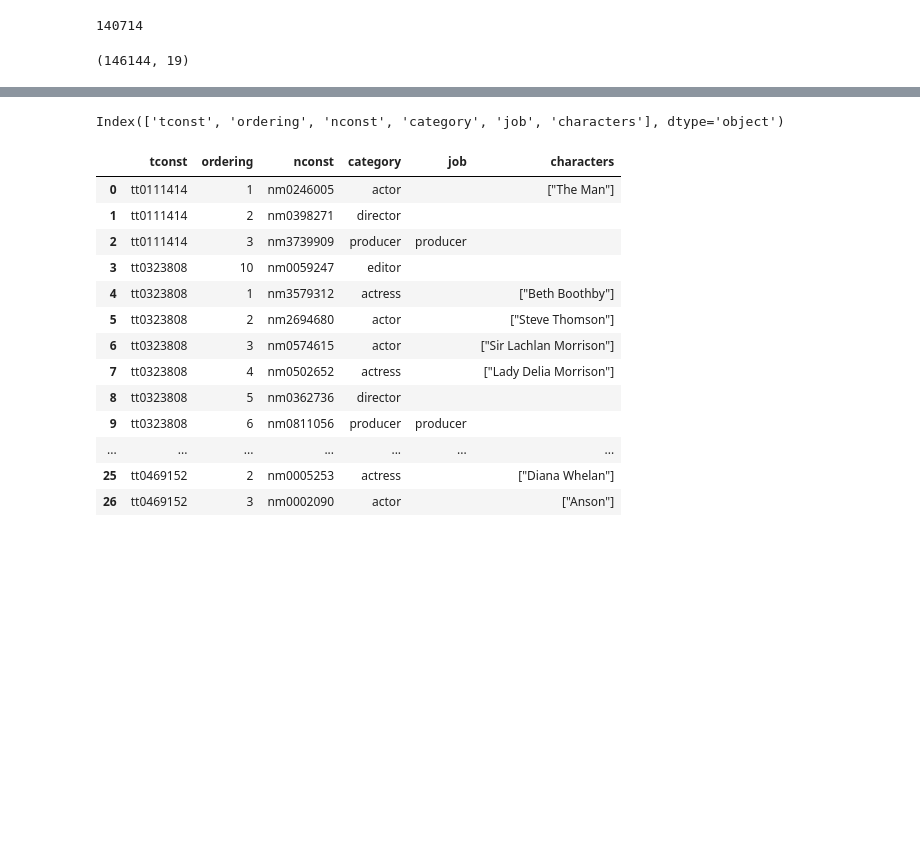
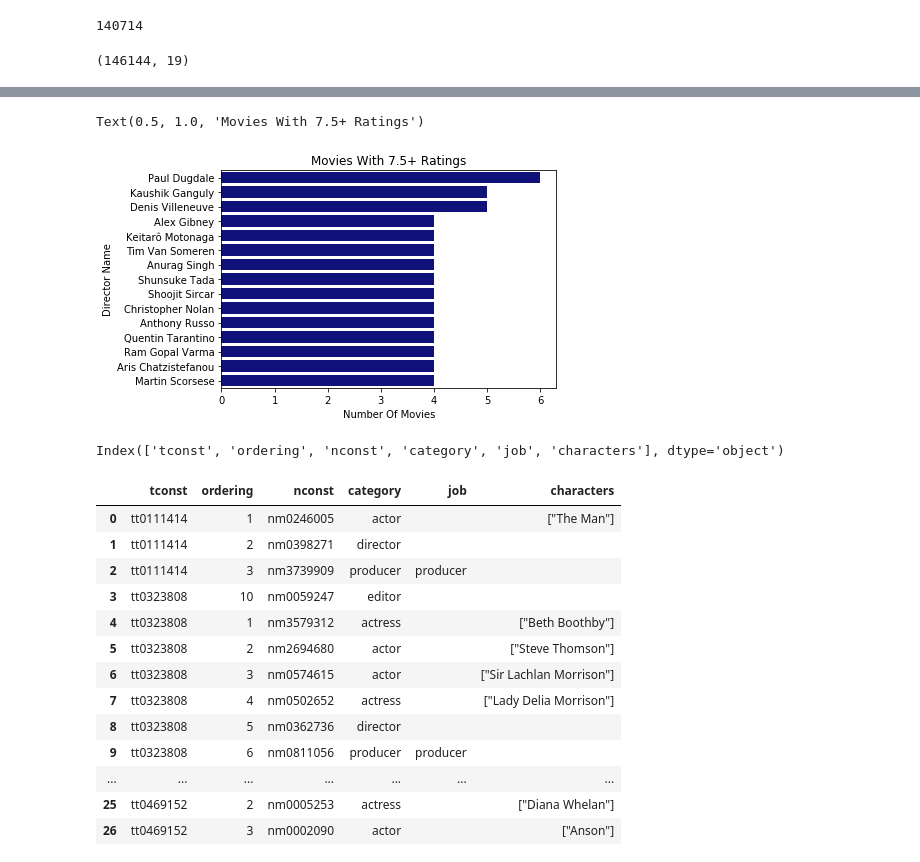
Before and after one commit to pvtsai/CXPT, a Jupyter notebook: imdb_directors_ratings_Cong.ipynb, the cells around one changed output, grey strips where cells are left out. Cells and saved outputs as stored; diff of their text form; code cells hidden in the pictures; blank space fills up the shorter version.

Commit message:
Movie Project 20-Jun EOD Commit

```diff
--- a/imdb_directors_ratings_Cong.ipynb
+++ b/imdb_directors_ratings_Cong.ipynb
@@ -157,0 +127,4 @@ imdb = imdb.join(imdb_ratings.set_index('tconst'),
+# %%
+chart1data3 = data2.groupby('dir1_name').count().sort_values(by='tconst',ascending = False)
+# %%
+chart1data4 = chart1data3.loc[chart1data3['tconst'] > 3]['tconst']
@@ -158,3 +151,14 @@ imdb = imdb.join(imdb_ratings.set_index('tconst'),
+# %%
+chart1index = list(chart1data4.index)
+chart1values = list(chart1data4)
+chart1 = sns.barplot(x=chart1values,
+                     y=chart1index,
+                     color='darkblue')
+chart1.set(ylabel='Director Name', xlabel='Number Of Movies')
+chart1.set_title('Movies With 7.5+ Ratings')
+# %% [output]
+Text(0.5, 1.0, 'Movies With 7.5+ Ratings')
+[figure, added]
 # %%
 imdb_principles = pd.read_sql_query("""
 SELECT *
```
Also changed, not shown: parts of 12 cells of this notebook.
